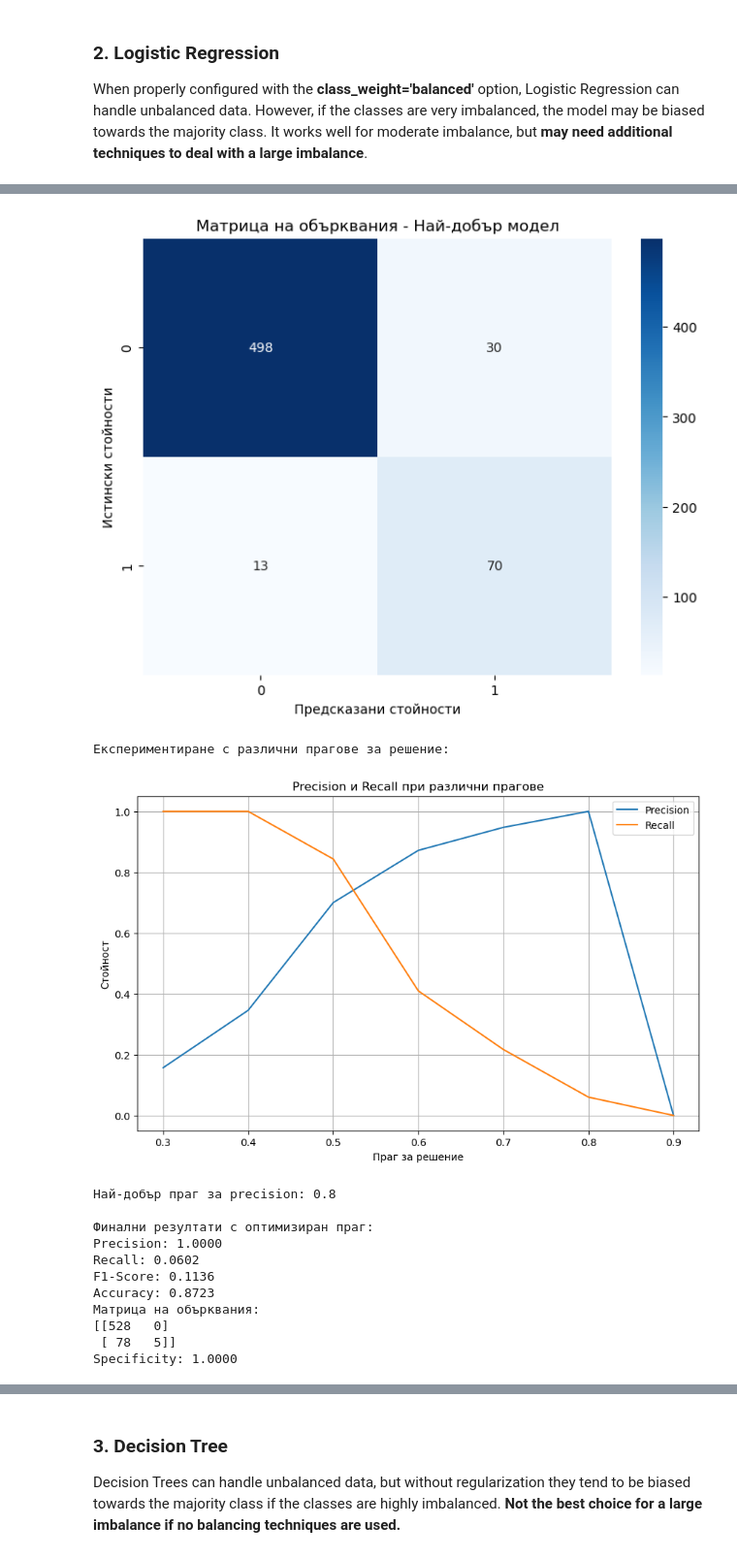
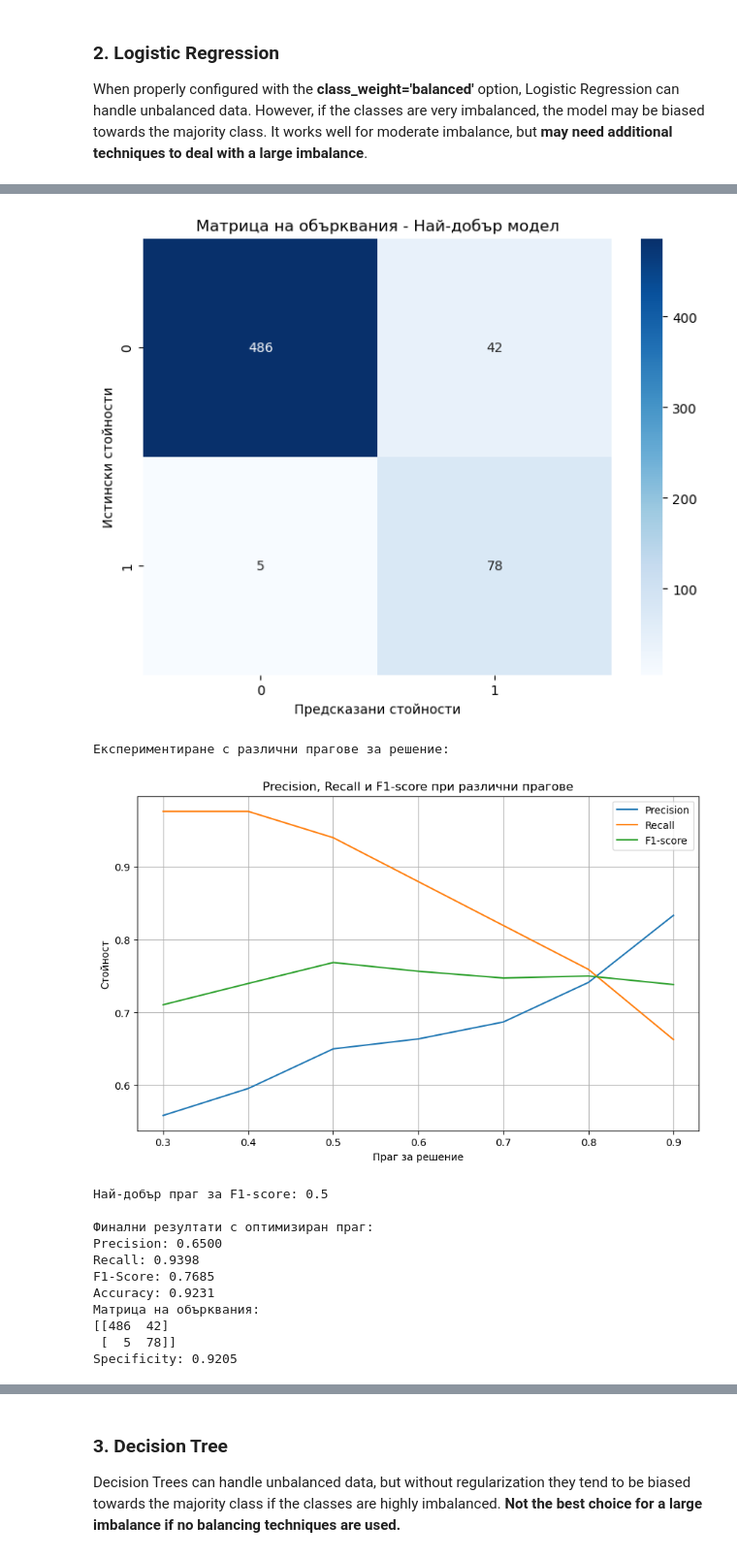
Before and after one commit to Engineer194/Analysis-of-the-US-Economy---Part-2, a Jupyter notebook: modeling.ipynb, the cells around one changed output, grey strips where cells are left out. Shown at 97% size. Drawn from its saved outputs; the diff is of its cells as text; code cells hidden in the pictures.

```diff
--- a/modeling.ipynb
+++ b/modeling.ipynb
@@ -107,21 +110,21 @@ def evaluate_model(y_true, y_pred, title="Матрица на обърквани
 param_grid = {
     'C': [0.001, 0.01, 0.1, 1, 10, 100],
     'class_weight': ['balanced', {0:1, 1:6}, {0:1, 1:8}, {0:1, 1:10}],
-    'solver': ['liblinear', 'saga'],  # liblinear е добър за малки датасети
+    'solver': ['liblinear', 'saga'],
     'max_iter': [1000],
-    'penalty': ['l1', 'l2']  # добавяме различни видове регуляризация
+    'penalty': ['l1', 'l2']
 }
 
 # Създаване на базов модел
 base_model = LogisticRegression(random_state=42)
 
-# Настройка на GridSearchCV с фокус върху precision
+# Настройка на GridSearchCV с фокус върху F1-score
 skf = StratifiedKFold(n_splits=5, shuffle=True, random_state=42)
 grid_search = GridSearchCV(
     estimator=base_model,
     param_grid=param_grid,
     cv=skf,
-    scoring='precision',  # Фокусираме се върху precision
+    scoring='f1',  # Променяме на F1-score
     n_jobs=-1,
     verbose=1
 )
@@ -132,7 +135,7 @@ grid_search.fit(X_train_scaled, y_train)
 
 # Извеждане на резултатите
 print("\nНай-добри параметри:", grid_search.best_params_)
-print("Най-добър Precision score:", grid_search.best_score_)
+print("Най-добър F1 score:", grid_search.best_score_)
 
 # Използване на най-добрия модел
 best_model = grid_search.best_estimator_
@@ -153,10 +156,12 @@ for threshold in thresholds:
     y_pred_threshold = (y_pred_proba[:, 1] >= threshold).astype(int)
     precision = precision_score(y_train, y_pred_threshold)
     recall = recall_score(y_train, y_pred_threshold)
+    f1 = f1_score(y_train, y_pred_threshold)
     results.append({
         'threshold': threshold,
         'precision': precision,
-        'recall': recall
+        'recall': recall,
+        'f1': f1
     })
 
 # Визуализация на резултатите от праговете
@@ -164,28 +169,22 @@ results_df = pd.DataFrame(results)
 plt.figure(figsize=(10, 6))
 plt.plot(results_df['threshold'], results_df['precision'], label='Precision')
 plt.plot(results_df['threshold'], results_df['recall'], label='Recall')
+plt.plot(results_df['threshold'], results_df['f1'], label='F1-score')
 plt.xlabel('Праг за решение')
 plt.ylabel('Стойност')
-plt.title('Precision и Recall при различни прагове')
+plt.title('Precision, Recall и F1-score при различни прагове')
 plt.legend()
 plt.grid(True)
 plt.show()
 
-# Намиране на най-добрия праг за precision
-best_precision_threshold = results_df.loc[results_df['precision'].idxmax(), 'threshold']
-print(f"\nНай-добър праг за precision: {best_precision_threshold}")
+# Намиране на най-добрия праг за F1-score
+best_f1_threshold = results_df.loc[results_df['f1'].idxmax(), 'threshold']
+print(f"\nНай-добър праг за F1-score: {best_f1_threshold}")
 
 # Финални предсказания с най-добрия праг
-final_predictions = (y_pred_proba[:, 1] >= best_precision_threshold).astype(int)
+final_predictions = (y_pred_proba[:, 1] >= best_f1_threshold).astype(int)
 print("\nФинални резултати с оптимизиран праг:")
 evaluate_model(y_train, final_predictions, "Финална матрица на обърквания")
-
-# Запазване на най-добрия модел
-import joblib
-joblib.dump(best_model, 'best_precision_model.joblib')
-joblib.dump(scaler, 'scaler.joblib')
-
-print("\nМоделът и скалера са запазени във файловете 'best_precision_model.joblib' и 'scaler.joblib'")
 # %% [output]
 Разпределение на класовете в y_train: [528  83]
 Започва търсене на оптимални параметри...
@@ -206,14 +204,14 @@ Specificity: 0.9432
-[figure, old version]
+[figure, new version]
-Експериментиране с различни прагове за решение:
+Експериментиране с различни прагове за решение:
-[figure, old version]
+[figure, new version]
-Най-добър праг за precision: 0.8
-
-Финални резултати с оптимизиран праг:
-Precision: 1.0000
-Recall: 0.0602
-F1-Score: 0.1136
-Accuracy: 0.8723
-Матрица на обърквания:
-[[528   0]
- [ 78   5]]
-Specificity: 1.0000
+Най-добър праг за F1-score: 0.5
+
+Финални резултати с оптимизиран праг:
+Precision: 0.6500
+Recall: 0.9398
+F1-Score: 0.7685
+Accuracy: 0.9231
+Матрица на обърквания:
+[[486  42]
+ [  5  78]]
+Specificity: 0.9205
```
Also changed, not shown: parts of 3 cells of this notebook.
